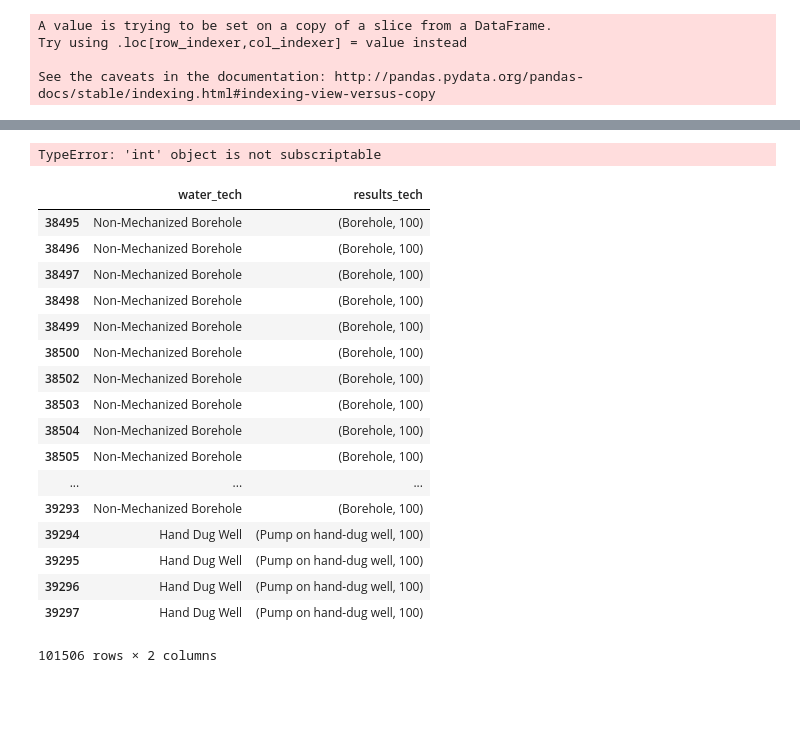
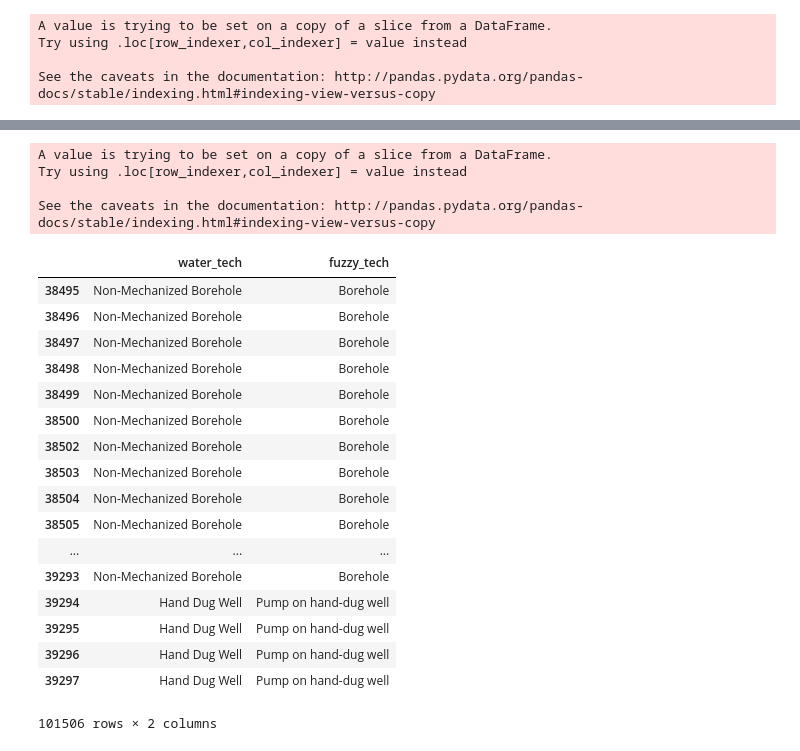
Before and after one commit to dan-watson-ucb/Capstone_Water_Access, a Jupyter notebook: Water Point Fuzzy Matching.ipynb, the cells around one changed output, grey strips where cells are left out. Drawn from its saved outputs; the diff is of its cells as text; code cells hidden in the pictures; blank space fills up the shorter version.

```diff
--- a/Water Point Fuzzy Matching.ipynb
+++ b/Water Point Fuzzy Matching.ipynb
@@ -89,3 +97,10 @@ A value is trying to be set on a copy of a slice from a DataFrame.
 Try using .loc[row_indexer,col_indexer] = value instead
 
 See the caveats in the documentation: http://pandas.pydata.org/pandas-docs/stable/indexing.html#indexing-view-versus-copy
+# %%
+uganda['fuzzy_results']= uganda.loc[:,'water_source'].apply(
+                                            fuzzymatch2,
+                                            args=(choices,
+                                                  fuzz.token_set_ratio,
+                                                 70)
+)
@@ -153,8 +180,8 @@ uganda.results.isnull().sum()
 # %% [output]
 3613
 # %%
-choices_tech= ['Borehole', 'Protected Borehole',
-          'Tube Well', 'Protected dug well', 'Pump on hand-dug well','Borehole with submersible pump',
-          'Stand Post', 'spring river lake stream pond', 'municipal water supply', 'tap', 'rain', 'tank',
-          '__MISSING__', 'Rainwater Harvest Tank', 'Shallow Well']
+choices_tech= ['Borehole', 'India Mark MK II', 'Afridev', 'gravity', 'pump',
+          'Tube Well', 'stand', 'tap', 'bucket',
+           'spring river lake stream pond', 'municipal water supply', 'rain rainwater harvest tank',
+          '__MISSING__', 'Shallow Well', 'dug well']
 # %%
@@ -229,27 +235,36 @@ Number of uganda water tech categories after fuzzy matching 19
 Name: results_tech, dtype: int64
-# %%
-uganda['fuzzy_tech']=uganda.results_tech.apply(lambda x: [y[0] for y in x])
-# %% [output]
-TypeError: 'int' object is not subscriptable
+# %%
+uganda['fuzzy_tech']=uganda.loc[:,'water_tech'].apply(
+                                            fuzzymatch2,
+                                            args=(choices_tech,
+                                                  fuzz.token_set_ratio,
+                                                 70)
+)
+# %% [output]
+A value is trying to be set on a copy of a slice from a DataFrame.
+Try using .loc[row_indexer,col_indexer] = value instead
+
+See the caveats in the documentation: http://pandas.pydata.org/pandas-docs/stable/indexing.html#indexing-view-versus-copy
 # %%
-uganda[['water_tech', 'results_tech']].loc[~uganda.water_tech.isin(['__MISSING__'])]
+#check out errors
+uganda[['water_tech', 'fuzzy_tech']].loc[uganda.water_tech.isin(['__MISSING__'])]
 # %% [output]
-|  | water_tech | results_tech |
-| 38495 | Non-Mechanized Borehole | (Borehole, 100) |
-| 38496 | Non-Mechanized Borehole | (Borehole, 100) |
-| 38497 | Non-Mechanized Borehole | (Borehole, 100) |
-| 38498 | Non-Mechanized Borehole | (Borehole, 100) |
-| 38499 | Non-Mechanized Borehole | (Borehole, 100) |
-| 38500 | Non-Mechanized Borehole | (Borehole, 100) |
-| 38502 | Non-Mechanized Borehole | (Borehole, 100) |
-| 38503 | Non-Mechanized Borehole | (Borehole, 100) |
-| 38504 | Non-Mechanized Borehole | (Borehole, 100) |
-| 38505 | Non-Mechanized Borehole | (Borehole, 100) |
+|  | water_tech | fuzzy_tech |
+| 38495 | Non-Mechanized Borehole | Borehole |
+| 38496 | Non-Mechanized Borehole | Borehole |
+| 38497 | Non-Mechanized Borehole | Borehole |
+| 38498 | Non-Mechanized Borehole | Borehole |
+| 38499 | Non-Mechanized Borehole | Borehole |
+| 38500 | Non-Mechanized Borehole | Borehole |
+| 38502 | Non-Mechanized Borehole | Borehole |
+| 38503 | Non-Mechanized Borehole | Borehole |
+| 38504 | Non-Mechanized Borehole | Borehole |
+| 38505 | Non-Mechanized Borehole | Borehole |
 | ... | ... | ... |
-| 39293 | Non-Mechanized Borehole | (Borehole, 100) |
-| 39294 | Hand Dug Well | (Pump on hand-dug well, 100) |
-| 39295 | Hand Dug Well | (Pump on hand-dug well, 100) |
-| 39296 | Hand Dug Well | (Pump on hand-dug well, 100) |
-| 39297 | Hand Dug Well | (Pump on hand-dug well, 100) |
+| 39293 | Non-Mechanized Borehole | Borehole |
+| 39294 | Hand Dug Well | Pump on hand-dug well |
+| 39295 | Hand Dug Well | Pump on hand-dug well |
+| 39296 | Hand Dug Well | Pump on hand-dug well |
+| 39297 | Hand Dug Well | Pump on hand-dug well |
 101506 rows × 2 columns
 # %%
```
Also changed, not shown: parts of 10 cells of this notebook.
